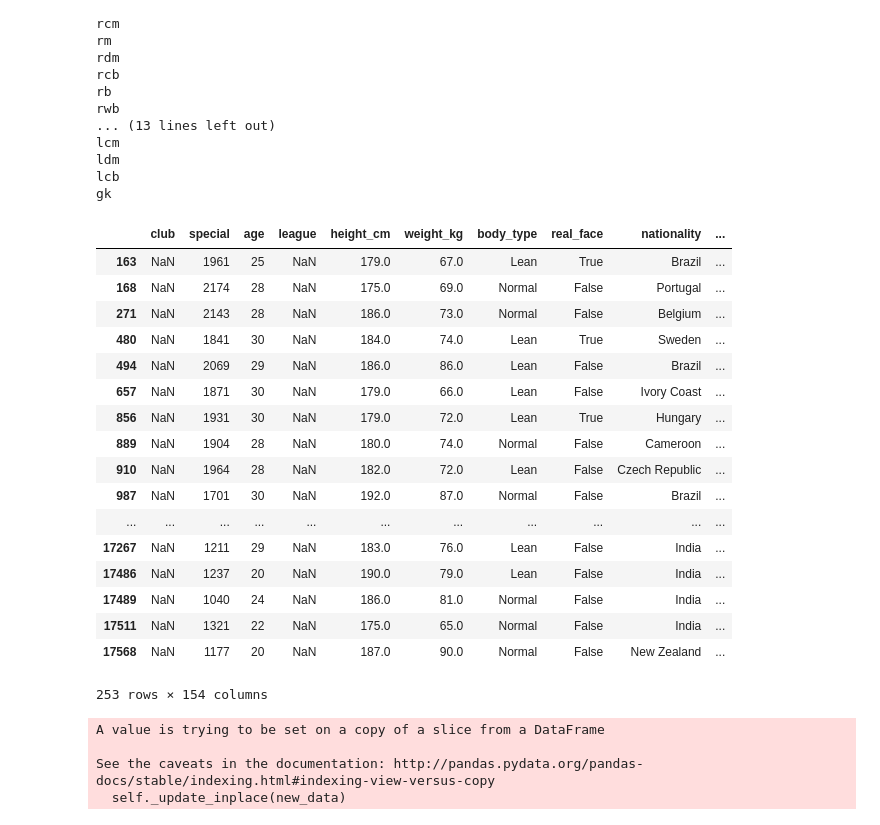
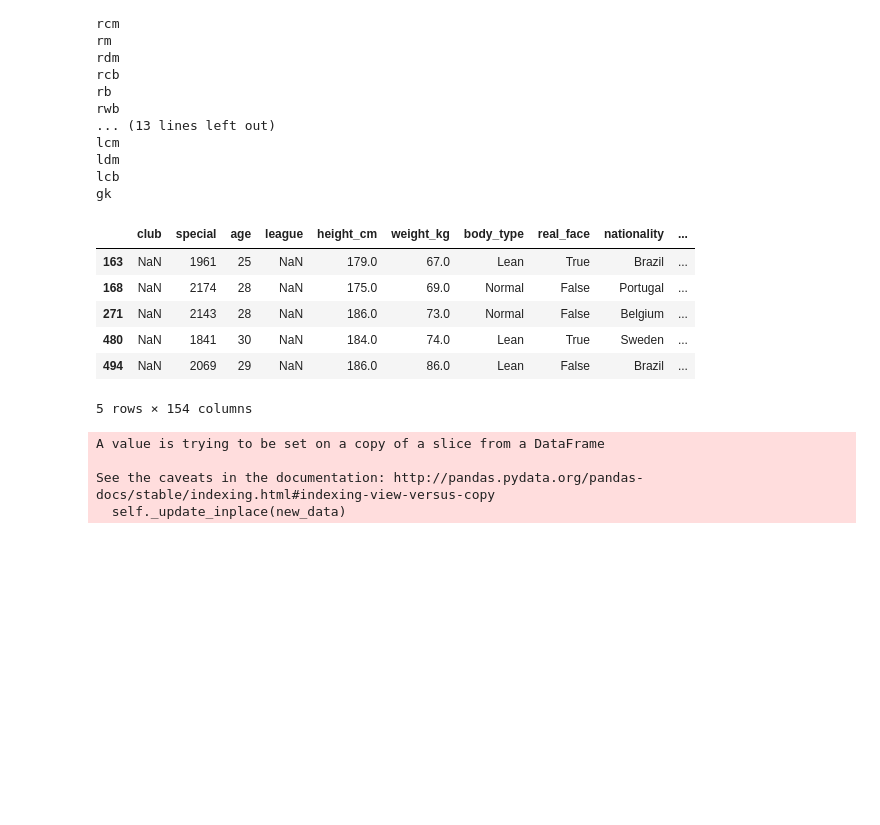
Before and after one commit to vibhavagarwal5/FIFA_Rating, a Jupyter notebook: fifa.ipynb, the cells around one changed output. Saved outputs shown, nothing was run; the diff lists cells and outputs as text; code cells hidden in the pictures; blank space fills up the shorter version.

```diff
--- a/fifa.ipynb
+++ b/fifa.ipynb
@@ -82,26 +49,15 @@ ldm
 lcb
 gk
 # %%
-data_1[data.club.isnull()]
+data_1[data.club.isnull()].head()
 # %% [output]
 |  | club | special | age | league | height_cm | weight_kg | body_type | real_face | nationality | ... |
 | 163 | NaN | 1961 | 25 | NaN | 179.0 | 67.0 | Lean | True | Brazil | ... |
 | 168 | NaN | 2174 | 28 | NaN | 175.0 | 69.0 | Normal | False | Portugal | ... |
 | 271 | NaN | 2143 | 28 | NaN | 186.0 | 73.0 | Normal | False | Belgium | ... |
 | 480 | NaN | 1841 | 30 | NaN | 184.0 | 74.0 | Lean | True | Sweden | ... |
 | 494 | NaN | 2069 | 29 | NaN | 186.0 | 86.0 | Lean | False | Brazil | ... |
-| 657 | NaN | 1871 | 30 | NaN | 179.0 | 66.0 | Lean | False | Ivory Coast | ... |
-| 856 | NaN | 1931 | 30 | NaN | 179.0 | 72.0 | Lean | True | Hungary | ... |
-| 889 | NaN | 1904 | 28 | NaN | 180.0 | 74.0 | Normal | False | Cameroon | ... |
-| 910 | NaN | 1964 | 28 | NaN | 182.0 | 72.0 | Lean | False | Czech Republic | ... |
-| 987 | NaN | 1701 | 30 | NaN | 192.0 | 87.0 | Normal | False | Brazil | ... |
-| ... | ... | ... | ... | ... | ... | ... | ... | ... | ... | ... |
-| 17267 | NaN | 1211 | 29 | NaN | 183.0 | 76.0 | Lean | False | India | ... |
-| 17486 | NaN | 1237 | 20 | NaN | 190.0 | 79.0 | Lean | False | India | ... |
-| 17489 | NaN | 1040 | 24 | NaN | 186.0 | 81.0 | Normal | False | India | ... |
-| 17511 | NaN | 1321 | 22 | NaN | 175.0 | 65.0 | Normal | False | India | ... |
-| 17568 | NaN | 1177 | 20 | NaN | 187.0 | 90.0 | Normal | False | New Zealand | ... |
-253 rows × 154 columns
+5 rows × 154 columns
 # %%
 # club and league NaN values are asigned "Unknown"
 data_1.club.fillna("Unknown", inplace=True)
```
Also changed, not shown: parts of 14 cells of this notebook.
